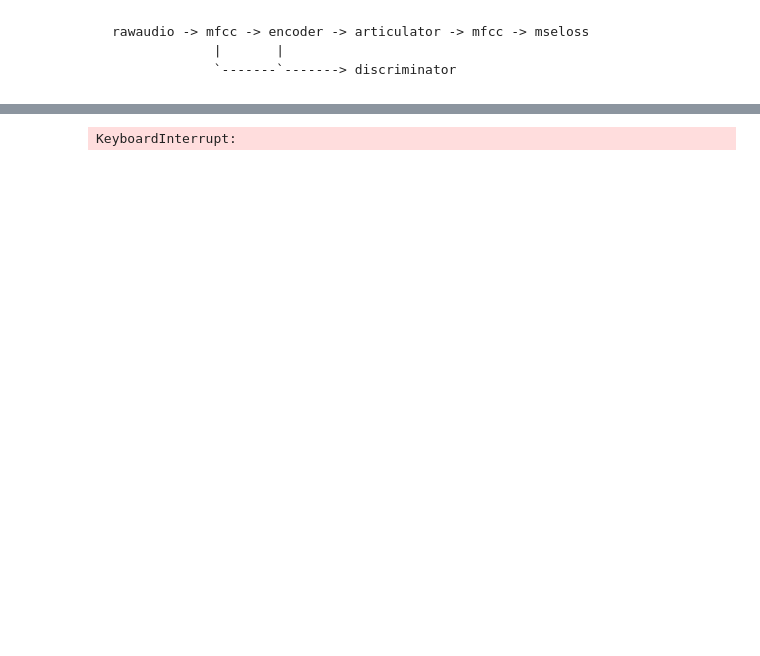
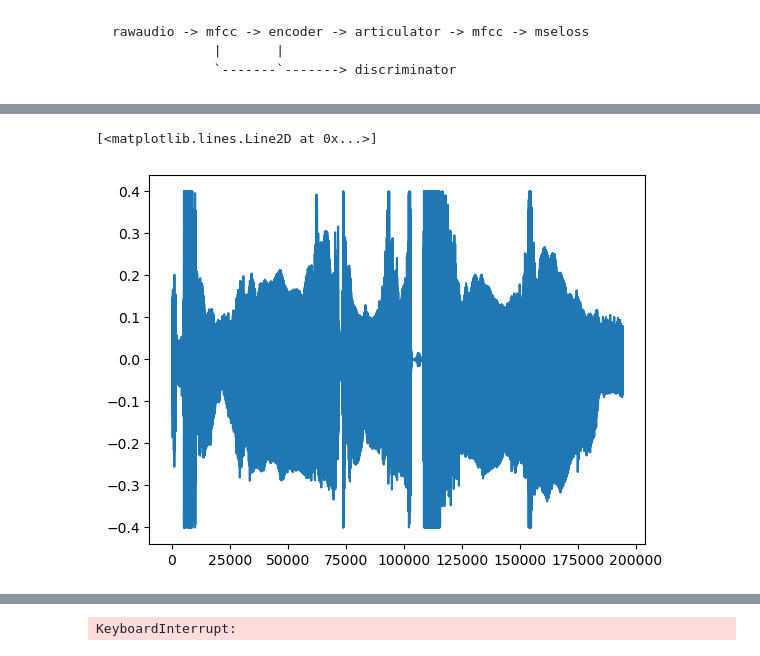
Before and after one commit to kaiidams/pinktrombone_cpp, a Jupyter notebook: train.ipynb, the cells around one changed output, grey strips where cells are left out. Drawn from its saved outputs; the diff is of its cells as text; code cells hidden in the pictures; blank space fills up the shorter version.

```diff
--- a/train.ipynb
+++ b/train.ipynb
@@ -6,0 +10,3 @@ rawaudio -> mfcc -> encoder -> articulator -> mfcc -> mseloss
+# %%
+from voice100_pinktrombone import PinkTrombone
+pt = PinkTrombone(44)
@@ -6,0 +68,6 @@ rawaudio -> mfcc -> encoder -> articulator -> mfcc -> mseloss
+# %%
+y = np.clip(pt(data), -.4, .4)
+plt.plot(y)
+# %% [output]
+[<matplotlib.lines.Line2D at 0x...>]
+[figure, added]
```
Also changed, not shown: parts of 9 cells of this notebook, 1 other file.
